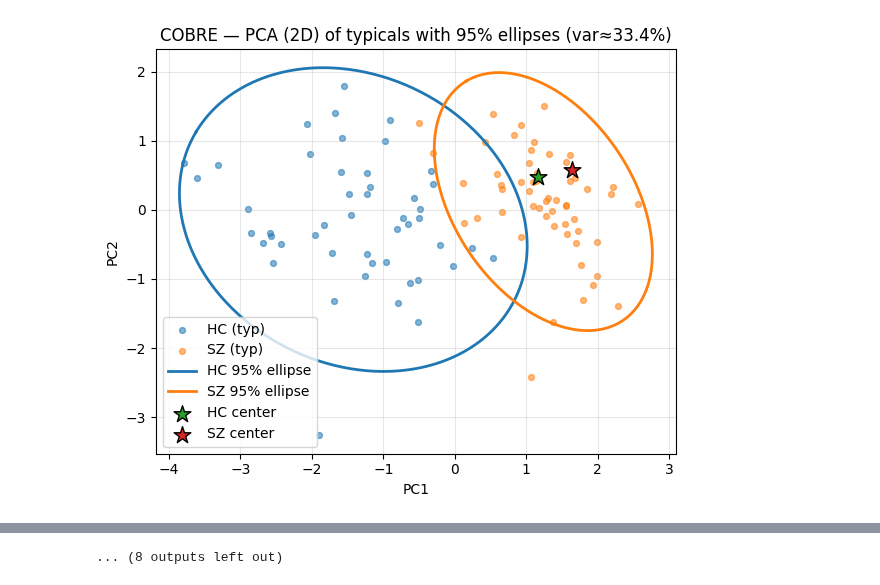
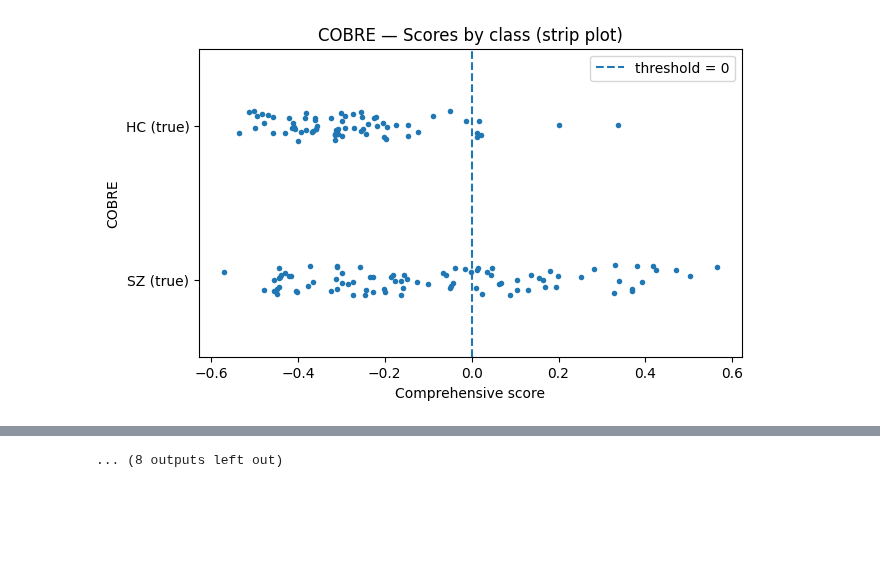
Before and after one commit to NeuroFlame/nfc-label-noise-filtering, a Jupyter notebook: notebooks/results_validation_matlab.ipynb, the cells around one changed output, grey strips where cells are left out. Saved outputs shown, nothing was run; the diff lists cells and outputs as text; code cells hidden in the pictures; blank space fills up the shorter version.

```diff
--- a/notebooks/results_validation_matlab.ipynb
+++ b/notebooks/results_validation_matlab.ipynb
@@ -43,7 +43,7 @@ def load_result_matfile(path: str):
     data = loadmat(path)
     return data
 # %%
-BASE_PATH = ".././result/round_{number}/"
+BASE_PATH = "../result/round_{number}/"
 CENTER_PATH = BASE_PATH + "{site}_Centers.mat"
 TYP_PATH = BASE_PATH + "{site}_Typ.mat"
 
@@ -133,7 +123,7 @@ missing_keys = defaultdict(lambda: defaultdict(int))  # missing_keys[site][key]
 for i in ROUNDS:
     for site in SITES:
         typical_path = os.path.join(BASE_PATH.format(number=i), site+'_Typ.mat')
-        center_path = os.path.join(BASE_PATH.format(number=i), site+'_center_data.mat')
+        center_path = os.path.join(BASE_PATH.format(number=i), site+'_Centers.mat')
 
         center_data = load_result_matfile(center_path)
         typical_data = load_result_matfile(typical_path)
@@ -147,7 +137,8 @@ for i in ROUNDS:
             freq[site][k].update(cnt)
 
         ### finding the Selected features frequency:
-        feat_freq[site].update(center_data['Selected_Features'].T[0])
+        # print(center_data['Selected_Features'][0])
+        feat_freq[site].update(center_data['Selected_Features'][0])
 
 # ---------- Results ----------
 # Pretty-print frequencies per site
@@ -409,12 +552,29 @@ def distances_to_center_typicals(
 # %%
+
 for i in ROUNDS:
     for site in SITES:
 
         typical_path = os.path.join(BASE_PATH.format(number=i), site+'_Typ.mat')
         center_path = os.path.join(BASE_PATH.format(number=i), site+'_Centers.mat')
+        score_path = os.path.join(BASE_PATH.format(number=i), site+'_Score.mat')
 
         center_data = load_result_matfile(center_path)
         typical_data = load_result_matfile(typical_path)
+        score_data = load_result_matfile(score_path)['IndepScore'][:]
+
+
+        score_df = pd.DataFrame(columns=[site, "average"])
+        for i in range(score_data.shape[1]):
+            if len(np.unique(score_data[:, i])) == 2:
+                score_df[site] = score_data[:, i]
+
+        score_df["average"] = score_data[:, -1]
+
+        final_sz_count = (score_df["average"] > 0).sum()
+        final_hc_count = len(score_df) - final_sz_count
+
+        print("final sz: ", final_sz_count)
+        print("final hc: ", final_hc_count)
 
         data_path = os.path.join('../data', site+'.mat')
         data = load_data_matfile(data_path)[site].T
@@ -422,31 +582,54 @@ for i in ROUNDS:
         labels = data[:,-1]
         data = data[:, :-1]
 
-        selected_features = center_data['Selected_Features'].T[0]
-        typical_sz_ind = convert_to_zero_ind(typical_data['TypIDG1'].T[0])
-        typical_hc_ind = convert_to_zero_ind(typical_data['TypIDG2'].T[0])
+        # print(data)
 
-        center_hc = center_data['Center_HC'].T[0]
-        center_sz = center_data['Center_SZ'].T[0]
+        selected_features = convert_to_zero_ind(np.asarray(center_data['Selected_Features']).ravel())
+        typical_sz_ind = convert_to_zero_ind(np.asarray(typical_data['TypIDG1']).ravel())
+        typical_hc_ind = convert_to_zero_ind(np.asarray(typical_data['TypIDG2']).ravel())
+
+        center_hc = np.asarray(center_data['Center_HC']).ravel()
+        center_sz = np.asarray(center_data['Center_SZ']).ravel()
+        # print("center hc: ", center_hc)
+        # print("center_sz: ", center_sz)
 
         # print(data.shape)
-        # print(len(labels))
-        # print(len(selected_features))
-        # print(len(center_hc))
-        # print(len(center_sz))
-        # print(len(typical_hc_ind))
-        # print(len(typical_sz_ind))
+        # print("labels: ", len(labels))
+        # print("selected_features: ", len(selected_features))
+        # print("center_hc: ", len(center_hc))
+        # print("center_sz: ", len(center_sz))
+        # print("typical_hc_ind: ", len(typical_hc_ind))
+        # print("typical_sz_ind: ", len(typical_sz_ind))
 
-        ans = distances_to_center_typicals (
-            data, labels,
-            selected_features, center_hc, center_sz, typical_hc_ind, typical_sz_ind
-        )
+        # ans = distances_to_center_typicals (
+        #     data, labels,
+        #     selected_features, center_hc, center_sz, typical_hc_ind, typical_sz_ind
+        # )
 
         # plot_distance_boxplots(ans, site_name=f"Site {site}")
         # plot_distance_ecdfs(ans, site_name=f"Site {site}")
 
-        plot_pca_ellipses_typicals(
-            data, selected_features,
-            typical_hc_ind, typical_sz_ind, center_hc, center_sz, site
+        # plot_pca_ellipses_typicals(
+        #     data, selected_features,
+        #     typical_hc_ind, typical_sz_ind, center_hc, center_sz, site
+        # )
+
+        # D, n_hc, stats = pairwise_heatmap_typicals(
+        #     X=data,
+        #     feat_idx=selected_features,
+        #     typ_idx_HC=typical_hc_ind,
+        #     typ_idx_SZ=typical_sz_ind,
+        #     metric="euclidean"
+        # )
+        # print(stats)               # {'within_HC': ..., 'within_SZ': ..., 'between': ..., 'counts': {...}}
+        # plot_pairwise_heatmap(D, n_hc, site_name=site)
+
+        evaluate_and_plot_score_classifier(
+            score_df,
+            score_col=None,        # last column by default
+            label_col=site,     # or None to let it infer
+            outdir=os.path.join(BASE_DIR.format(number=i)),
+            site_name=site,
+            show=True
         )
 # %% [output]
@@ -457 +638 @@ lenght of arr:  55
-[figure, old version]
+[figure, new version]
```
Also changed, not shown: parts of 5 cells of this notebook, 15 other files.
